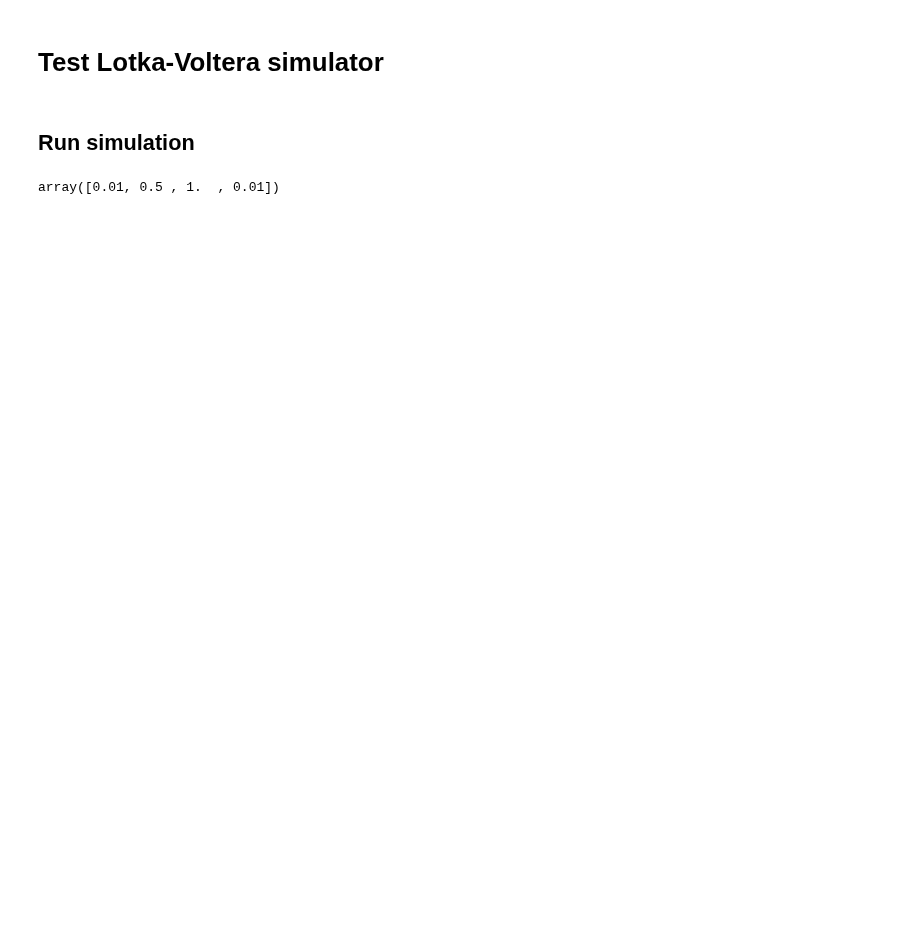
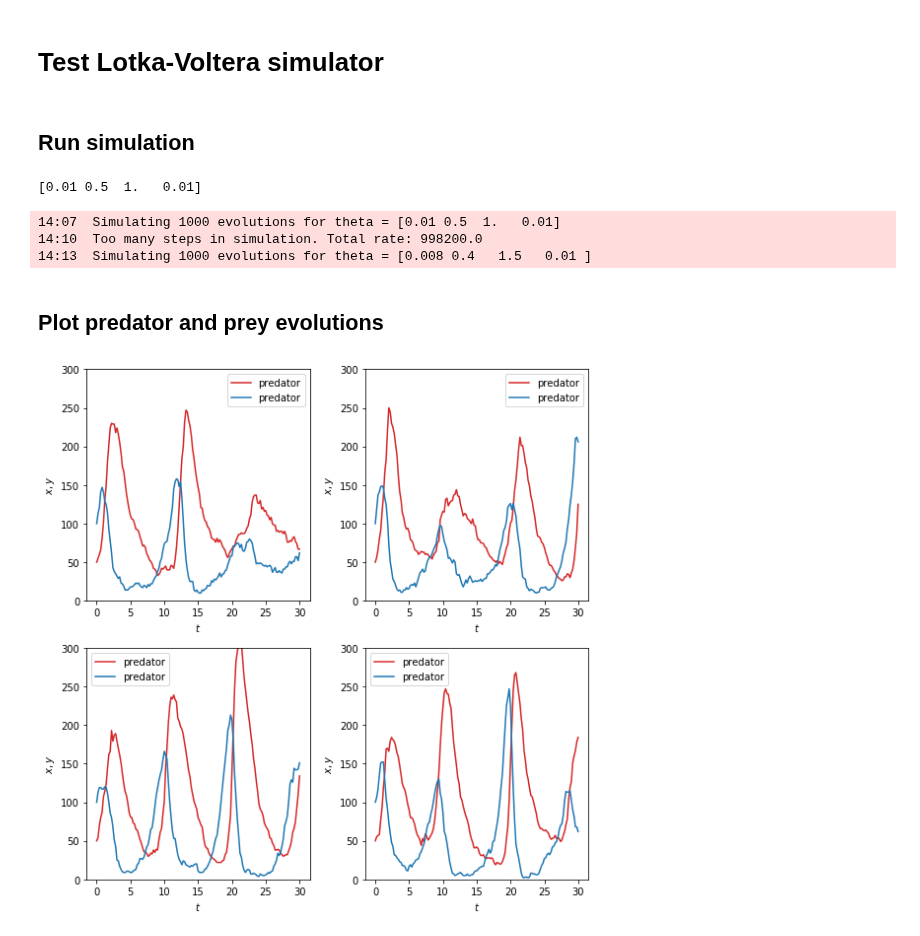
Before and after one commit to johannbrehmer/goldmine, a Jupyter notebook: goldmine/notebooks/lotka_volterra/simulator.ipynb, the cells around one changed output. Drawn from its saved outputs; the diff is of its cells as text; code cells hidden in the pictures; blank space fills up the shorter version.

Commit message:
LV simulator notebook

```diff
--- a/goldmine/notebooks/lotka_volterra/simulator.ipynb
+++ b/goldmine/notebooks/lotka_volterra/simulator.ipynb
@@ -13,13 +17,41 @@ from goldmine.simulators.lotka_volterra import LotkaVolterra
 simulator = LotkaVolterra()
 # %%
 theta0 = simulator.theta_defaults(single_theta=True)[0][0]
-theta1 = np.array([0.01, 0.5, 1.0, 0.02])
-theta2 = np.array([0.01, 0.5, 2.0, 0.01])
+print(theta0)
+theta1 = np.array([0.008, 0.4, 1.5, 0.01])
+# %% [output]
+[0.01 0.5  1.   0.01]
-# %%
-theta0
-# %% [output]
-array([0.01, 0.5 , 1.  , 0.01])
 # %%
-x0, histories0 = simulator.rvs(theta0, 100, return_histories=True)
-x1, histories1 = simulator.rvs(theta1, 100, return_histories=True)
-x2, histories2 = simulator.rvs(theta2, 100, return_histories=True)
+x0, histories0 = simulator.rvs(theta0, 1000, return_histories=True)
+x1, histories1 = simulator.rvs(theta1, 1000, return_histories=True)
+# %% [output]
+14:07  Simulating 1000 evolutions for theta = [0.01 0.5  1.   0.01]
+14:10  Too many steps in simulation. Total rate: 998200.0
+14:13  Simulating 1000 evolutions for theta = [0.008 0.4   1.5   0.01 ]
+# %% [markdown]
+## Plot predator and prey evolutions
+# %%
+t = np.linspace(0., 30., histories0[0].shape[0])
+
+mean_histories0 = np.median(np.array(histories0), axis=0)
+mean_histories1 = np.median(np.array(histories1), axis=0)
+# %%
+fig = plt.figure(figsize=(8,8))
+
+for i in range(4):
+
+    ax = plt.subplot(2,2,i+1)
+
+    plt.plot(t, histories0[i][:,0], c='C3', lw=1.5, ls='-', label='predator')
+    plt.plot(t, histories0[i][:,1], c='C0', lw=1.5, ls='-', label='predator')
+
+    plt.legend()
+
+    plt.xlabel(r'$t$')
+    plt.ylabel(r'$x, y$')
+    plt.ylim(0,300)
+
+plt.tight_layout()
+plt.show()
+# %% [output]
+[figure, added]
```
Also changed, not shown: parts of 4 cells of this notebook, 2 other files.
